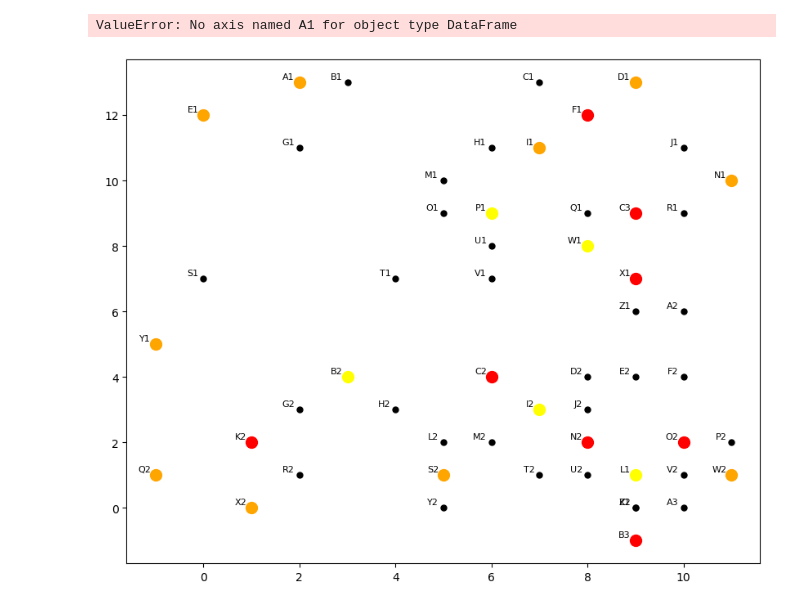
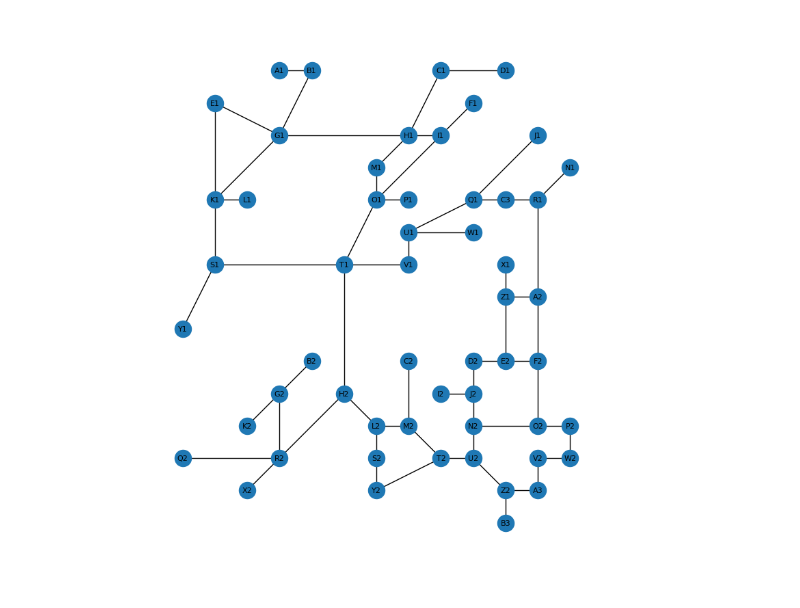
Before and after one commit to tim-lemm/code_these, a Jupyter notebook: notebooks/test.ipynb, the cells around one changed output. Cells and saved outputs as stored; diff of their text form; code cells hidden in the pictures.

Commit message:
finalisation of big_city sintetic complex graph + new version of traffic assigment based on more complex bi calculation (not the one from intership yet)

```diff
--- a/notebooks/test.ipynb
+++ b/notebooks/test.ipynb
@@ -7,2 +10,3 @@ import matplotlib.pyplot as plt
 # %%
-nodes = pd.read_csv("/Users/tristan.lemoalle/Documents/Thèse/Code/code_these/config/nodes_big_city_graph.csv")
+nodes_path = "/Users/tristan.lemoalle/Documents/Thèse/Code/code_these/config/nodes_big_city_graph.csv"
+edges_path = "/Users/tristan.lemoalle/Documents/Thèse/Code/code_these/config/edges_big_city_graph.csv"
@@ -8,0 +55,18 @@ nodes = pd.read_csv("/Users/tristan.lemoalle/Documents/Thèse/Code/code_these/co
+# %%
+nodes = pd.read_csv(nodes_path)
+edges = pd.read_csv(edges_path)
+
+G = nx.Graph()
+
+for _, row in nodes.iterrows():
+    G.add_node(row["node"], x=row["x"], y=row["y"], z=row["z"], type=row["type"])
+
+for _, row in edges.iterrows():
+    G.add_edge(
+        row["node1"],
+        row["node2"],
+        type_car=row["type_car"],
+        type_bike=row["type_bike"],
+        speed=row["speed"],
+        lanes=row["lanes"]
+    )
@@ -8,0 +159,9 @@ nodes = pd.read_csv("/Users/tristan.lemoalle/Documents/Thèse/Code/code_these/co
+# %%
+# NetworkX doesn't have a `plot` function. Use `draw` with matplotlib instead.
+pos = {n: (d["x"], d["y"]) for n, d in G.nodes(data=True)}
+plt.figure(figsize=(8, 8))
+nx.draw(G, pos=pos, with_labels=True, node_size=300, font_size=8)
+plt.axis("equal")
+plt.show()
+# %% [output]
+[figure, added]
@@ -11,31 +191,0 @@ edges = pd.read_csv("/Users/tristan.lemoalle/Documents/Thèse/Code/code_these/co
-# %%
-# Create a scatter plot with different colors for each type
-plt.figure(figsize=(10, 8))
-
-# Plot each type with different colors
-ext_nodes = nodes[nodes['type'] == 'ext']
-dom_nodes = nodes[nodes['type'] == 'dom']
-act_nodes = nodes[nodes['type'] == 'act']
-nan_nodes = nodes[nodes['type'].isna()]
-
-plt.scatter(ext_nodes['x'], ext_nodes['y'], c='orange', label='ext', s=100)
-plt.scatter(dom_nodes['x'], dom_nodes['y'], c='yellow', label='dom', s=100)
-plt.scatter(act_nodes['x'], act_nodes['y'], c='red', label='act', s=100)
-plt.scatter(nan_nodes['x'], nan_nodes['y'], c='black', label='NaN', s=25)
-
-# Add labels for each node
-for idx, row in nodes.iterrows():
-    plt.annotate(row['node'], (row['x']-0.1, row['y']+0.1), fontsize=8, ha='right')
-
-for idx, row in edges.iterrows():
-    plt.plot(nodes.loc(row['node1'])['x'],nodes.loc(row['node2'])['y'])
-
-plt.xlabel('x')
-plt.ylabel('y')
-plt.legend()
-plt.grid(True, alpha=0.3)
-plt.title('Nodes by Type')
-plt.show()
-# %% [output]
-ValueError: No axis named A1 for object type DataFrame
-[figure, removed]
```
Also changed, not shown: parts of 14 cells of this notebook, 2 other files.
